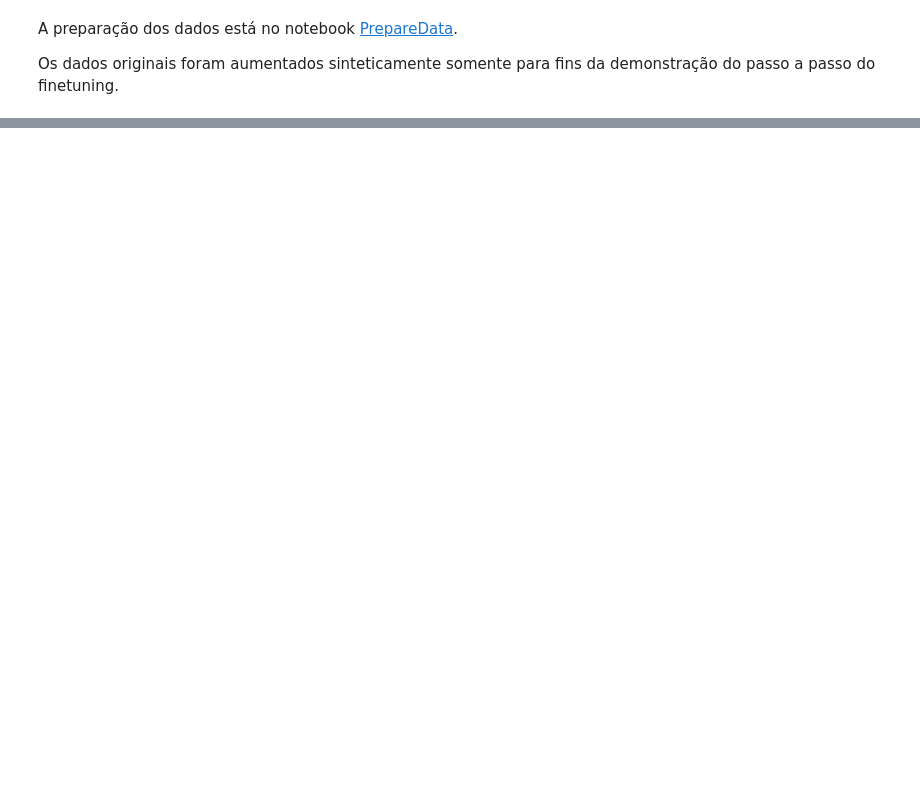
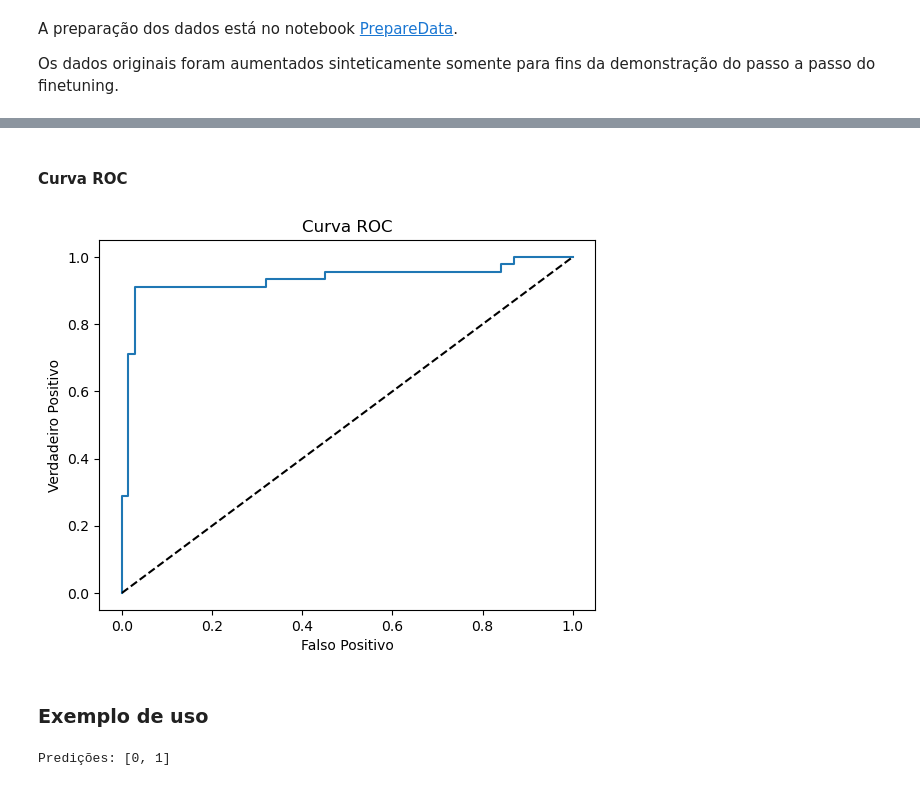
Before and after one commit to lnncrs/BERT4Text, a Jupyter notebook: notebooks/BERTFinetuning.ipynb, the cells around one changed output, grey strips where cells are left out. Drawn from its saved outputs; the diff is of its cells as text; code cells hidden in the pictures; blank space fills up the shorter version.

```diff
--- a/notebooks/BERTFinetuning.ipynb
+++ b/notebooks/BERTFinetuning.ipynb
@@ -94,0 +384,76 @@ abc
+# %% [markdown]
+#### Curva ROC
+# %%
+from sklearn.metrics import roc_curve
+
+# Curva ROC
+fpr, tpr, thresholds = roc_curve(y_test, y_proba)
+
+plt.plot(fpr, tpr)
+plt.plot([0, 1], [0, 1], 'k--')
+plt.xlabel('Falso Positivo')
+plt.ylabel('Verdadeiro Positivo')
+plt.title('Curva ROC')
+plt.show()
+# %% [output]
+[figure, added]
+# %% [markdown]
+### Exemplo de uso
+# %%
+# Dados novos
+new_texts = ["""
+        Paciente: Luiza Moreira
+        Exame: Mamografia
+        Data do Exame: 2024-05-07
+
+        Descrição:
+        Observou-se uma lesão de aproximadamente 27.1 mm, localizada no quadrante inferior direito, com bordas regular.
+        O exame sugere que a lesão apresenta características benigno.
+
+        Conclusão: Benigno.
+        Recomendação: Acompanhar evolução com novo exame em 6 meses.
+             """,
+        """
+        Paciente: Clara Cardoso
+        Exame: Mamografia
+        Data do Exame: 2024-01-01
+
+        Descrição:
+        Observou-se uma lesão de aproximadamente 36.0 mm, localizada no quadrante inferior direito, com bordas regular.
+        O exame sugere que a lesão apresenta características maligno.
+
+        Conclusão: Maligno.
+        Recomendação: Encaminhar para biópsia e avaliação oncológica.
+        """]
+
+# Tokenizar os novos textos
+new_encodings = tokenizer(new_texts, truncation=True, padding=True, max_length=512, return_tensors="pt")
+
+# Criar DataLoader
+new_dataset = TensorDataset(new_encodings['input_ids'], new_encodings['attention_mask'])
+new_dataloader = DataLoader(new_dataset, batch_size=1)
+
+# Modo de avaliação
+model.eval()
+
+predictions = []
+
+# Desativar o cálculo dos gradientes
+with torch.no_grad():
+
+    # Iterar sobre os batches
+    for batch in new_dataloader:
+
+        # Mover os tensores para o dispositivo
+        batch_inputs, batch_masks = tuple(b.to(device) for b in batch)
+
+        # Forward
+        outputs = model(input_ids=batch_inputs, attention_mask=batch_masks)
+        logits = outputs.logits
+        preds = torch.argmax(logits, dim=-1)
+        predictions.extend(preds.cpu().numpy())
+
+# Imprimir as predições
+print("Predições:", predictions)
+# %% [output]
+Predições: [0, 1]
```
Also changed, not shown: parts of 44 cells of this notebook, 3 other files.
